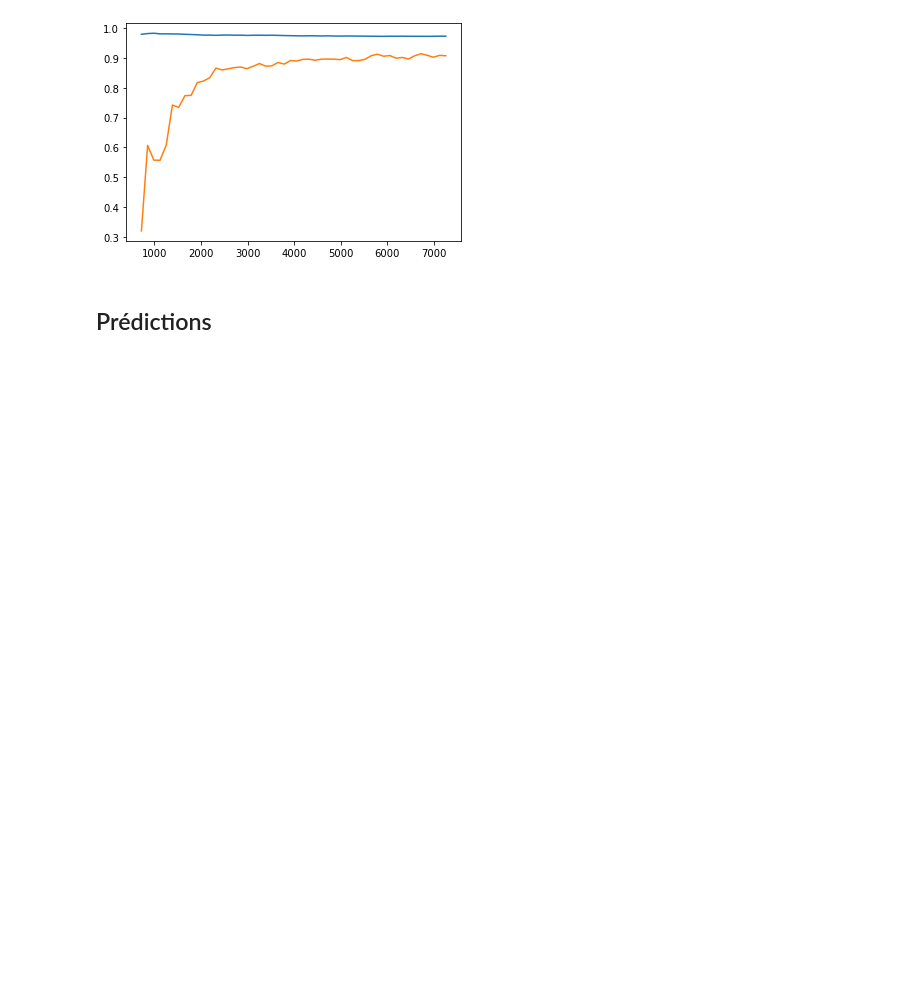
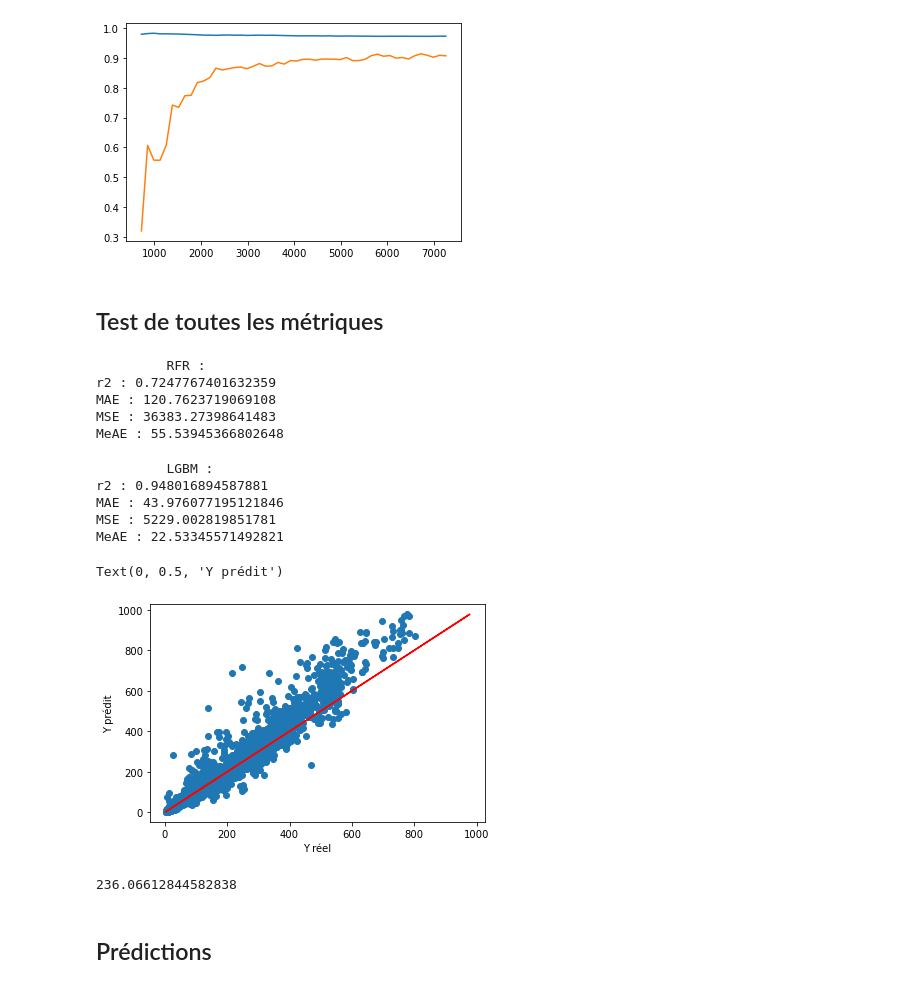
Before and after one commit to RudyBourez/Bike_Sharing, a Jupyter notebook: random_forest_lgbm.ipynb, the cells around one changed output. Drawn from its saved outputs; the diff is of its cells as text; code cells hidden in the pictures; blank space fills up the shorter version.

```diff
--- a/random_forest_lgbm.ipynb
+++ b/random_forest_lgbm.ipynb
@@ -80,3 +77,5 @@ plt.plot(train_size, val_score.mean(axis=1))
 # %% [output]
 [<matplotlib.lines.Line2D at 0x...>]
 [figure]
+# %% [markdown]
+## Test de toutes les métriques
@@ -82,0 +90,26 @@ plt.plot(train_size, val_score.mean(axis=1))
+# %%
+print("         RFR :")
+metrics(y_test=y_test, y_pred=y_pred)
+# %% [output]
+         RFR :
+r2 : 0.7247767401632359
+MAE : 120.7623719069108
+MSE : 36383.27398641483
+MeAE : 55.53945366802648
+# %%
+print("         LGBM :")
+metrics(y_test=y_test, y_pred=yl_pred)
+# %% [output]
+         LGBM :
+r2 : 0.948016894587881
+MAE : 43.976077195121846
+MSE : 5229.002819851781
+MeAE : 22.53345571492821
+# %%
+plt.scatter(np.exp(yl_pred), np.exp(y_test))
+plt.plot(np.exp(y_test), np.exp(y_test), c="r")
+plt.xlabel("Y réel")
+plt.ylabel("Y prédit")
+# %% [output]
+Text(0, 0.5, 'Y prédit')
+[figure, added]
@@ -83,3 +118,7 @@ plt.plot(train_size, val_score.mean(axis=1))
+# %%
+print(max(np.exp(yl_pred)-np.exp(y_test)))
+# %% [output]
+236.06612844582838
 # %% [markdown]
 ## Prédictions
 # %%
```
Also changed, not shown: parts of 10 cells of this notebook.
